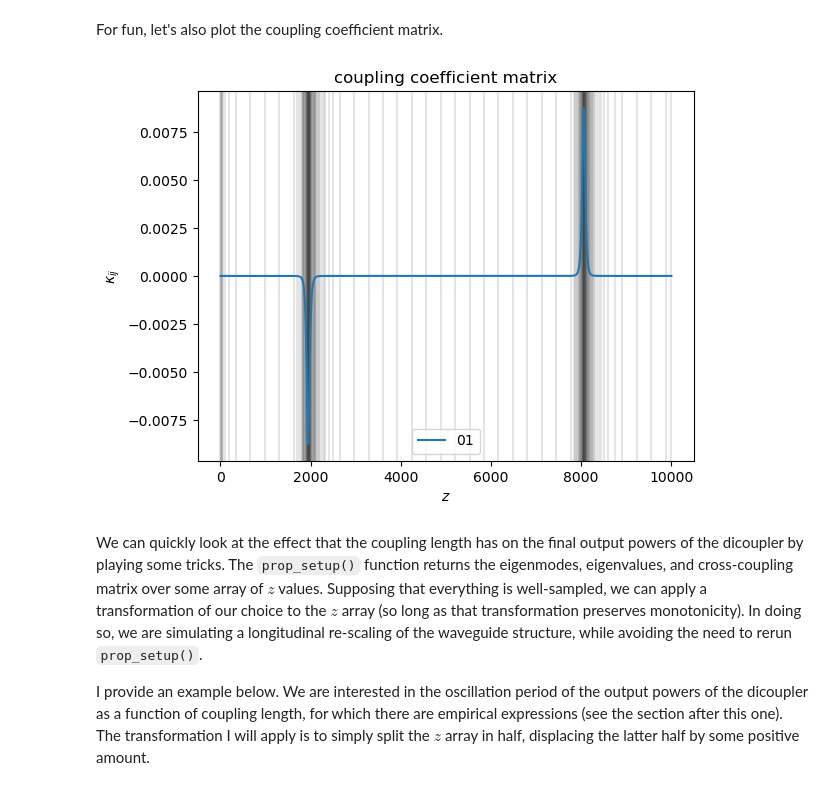
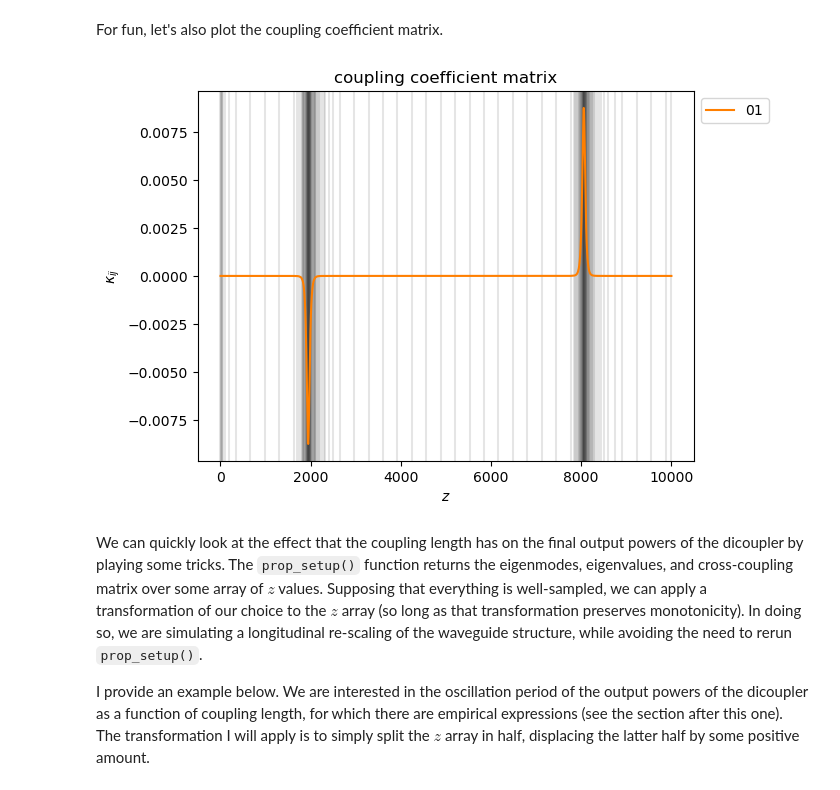
Before and after one commit to jw-lin/cbeam, a Jupyter notebook: cbeam.ipynb, the cells around one changed output. Drawn from its saved outputs; the diff is of its cells as text; code cells hidden in the pictures.

```diff
--- a/cbeam.ipynb
+++ b/cbeam.ipynb
@@ -789,20 +771,10 @@ plt.show()
 We see that upon entering the coupling region, $z\in[2500,7500]$ (approximately), the amplitude of mode 0 falls and the amplitude of mode 1 rises until both $= 0.5$. This is telling us that the launched wavefront, originally confined in one channel, is evenly exciting both supermodes in the coupling region. Upon leaving the cross-coupling region, the mode amplitudes split. The split ratio depends on the coupling length, as we will see later.
 # %% [markdown]
 For fun, let's also plot the coupling coefficient matrix.
-# %%
-for j in range(2):
-    for i in range(j):
-        plt.plot(dc_prop.za,dc_prop.cmat[:,i,j],label=str(i)+str(j))
-
-for z in dc_prop.za: # plot vertical bars at every z value.
-    plt.axvline(x=z,alpha=0.1,color='k',zorder=-100)
-plt.legend(loc='best')
-plt.title("coupling coefficient matrix")
-plt.xlabel(r"$z$")
-plt.ylabel(r"$\kappa_{ij}$")
-plt.show()
-# %% [output]
-[figure, removed]
+# %%
+dc_prop.plot_coupling_coeffs()
+# %% [output]
+[figure, added]
 # %% [markdown]
 We can quickly look at the effect that the coupling length has on the final output powers of the dicoupler by playing some tricks. The `prop_setup()` function returns the eigenmodes, eigenvalues, and cross-coupling matrix over some array of $z$ values. Supposing that everything is well-sampled, we can apply a transformation of our choice to the $z$ array (so long as that transformation preserves monotonicity). In doing so, we are simulating a longitudinal re-scaling of the waveguide structure, while avoiding the need to rerun `prop_setup()`.
 
```
Also changed, not shown: parts of 11 cells of this notebook, 1 other file.
